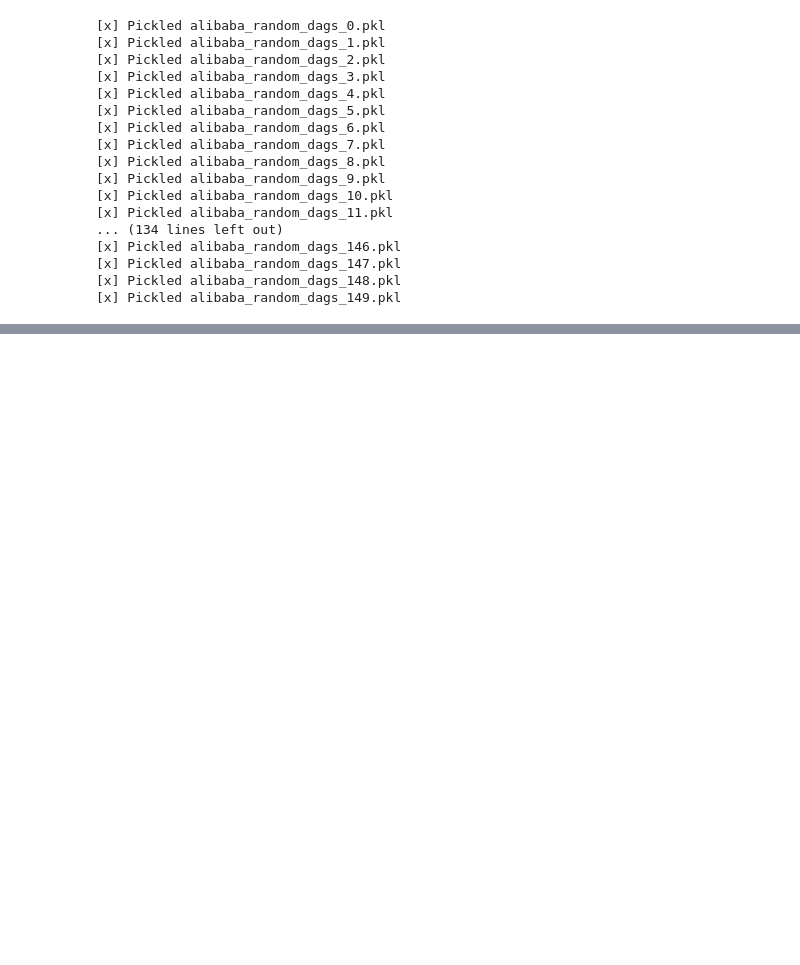
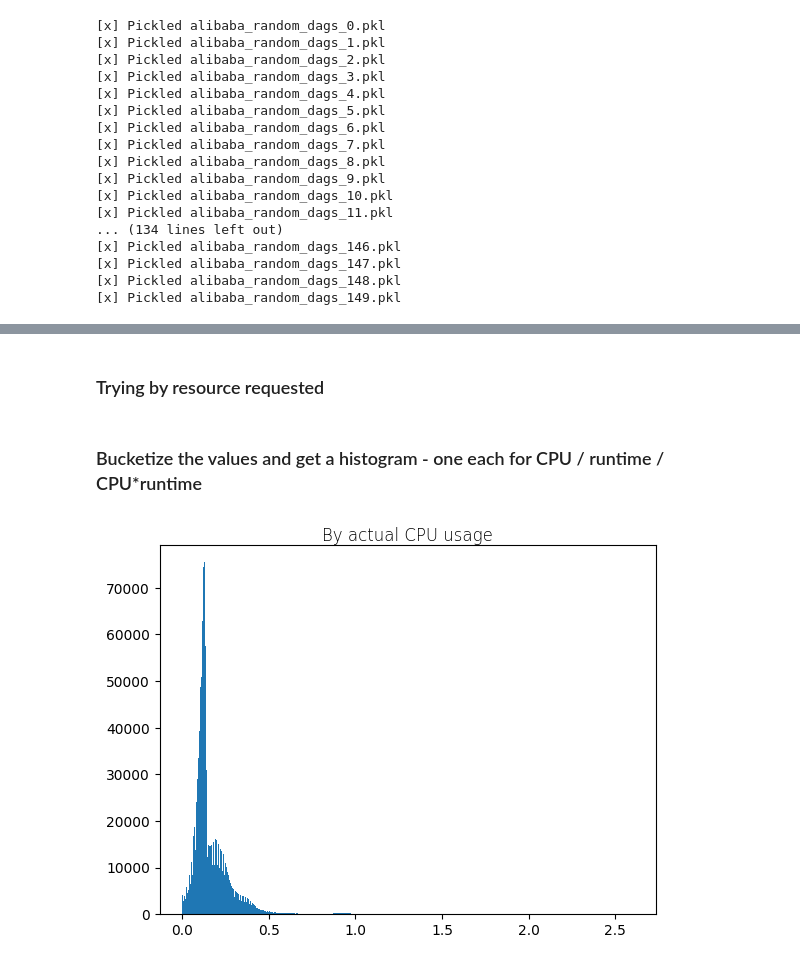
Before and after one commit to erdos-project/erdos-scheduling-simulator, a Jupyter notebook: traces/alibaba-cluster-trace-v2018/TraceGeneration.ipynb, the cells around one changed output, grey strips where cells are left out. Saved outputs shown, nothing was run; the diff lists cells and outputs as text; code cells hidden in the pictures; blank space fills up the shorter version.

```diff
--- a/traces/alibaba-cluster-trace-v2018/TraceGeneration.ipynb
+++ b/traces/alibaba-cluster-trace-v2018/TraceGeneration.ipynb
@@ -256,0 +363,9 @@ for i, split_set in enumerate(filtered_dag_splits):
+# %%
+job_names_to_actual_time_resource_req = {}
+for dag_name in straight_chain_dags:
+    curr_dag_requirement = 0
+    tasks_in_dag = job_names_to_tasks[dag_name]
+    for task in tasks_in_dag:
+        curr_dag_requirement += (((task.cpu_usage-min_cpu_usage)/(max_cpu_usage-min_cpu_usage)) *
+                                 ((task.actual_duration-min_actual_duration)/(max_actual_duration-min_actual_duration)))
+    job_names_to_actual_time_resource_req[dag_name] = curr_dag_requirement
@@ -256,0 +388,8 @@ for i, split_set in enumerate(filtered_dag_splits):
+# %%
+job_names_to_actual_time_req = {}
+for dag_name in straight_chain_dags:
+    curr_dag_requirement = 0
+    tasks_in_dag = job_names_to_tasks[dag_name]
+    for task in tasks_in_dag:
+        curr_dag_requirement += ((task.actual_duration-min_actual_duration)/(max_actual_duration-min_actual_duration))
+    job_names_to_actual_time_req[dag_name] = curr_dag_requirement
@@ -256,0 +404,8 @@ for i, split_set in enumerate(filtered_dag_splits):
+# %%
+job_names_to_actual_resource_req = {}
+for dag_name in straight_chain_dags:
+    curr_dag_requirement = 0
+    tasks_in_dag = job_names_to_tasks[dag_name]
+    for task in tasks_in_dag:
+        curr_dag_requirement += ((task.cpu_usage-min_cpu_usage)/(max_cpu_usage-min_cpu_usage))
+    job_names_to_actual_resource_req[dag_name] = curr_dag_requirement
@@ -256,0 +446,2 @@ for i, split_set in enumerate(filtered_dag_splits):
+# %% [markdown]
+### Trying by resource requested
@@ -256,0 +462,23 @@ for i, split_set in enumerate(filtered_dag_splits):
+# %% [markdown]
+### Bucketize the values and get a histogram - one each for CPU / runtime / CPU*runtime
+# %%
+import numpy as np
+# get all values of dict into a numpy array, flatten it and plot
+def plotJobsDistribution(input_dict, title):
+    all_job_names = []
+    all_job_values = []
+    for key, val in input_dict.items():
+        all_job_names.append(key)
+        all_job_values.append(round(val, 10))
+
+    # plot histogram using values
+    # flatten if needed
+    values_np_array = np.array(all_job_values)
+    plt.hist(values_np_array.flatten(), bins=1000)
+    plt.title(label=title,
+          fontweight=10,
+          pad='2.0')
+# %%
+plotJobsDistribution(job_names_to_actual_resource_req, "By actual CPU usage")
+# %% [output]
+[figure, added]
```
Also changed, not shown: parts of 42 cells of this notebook.
